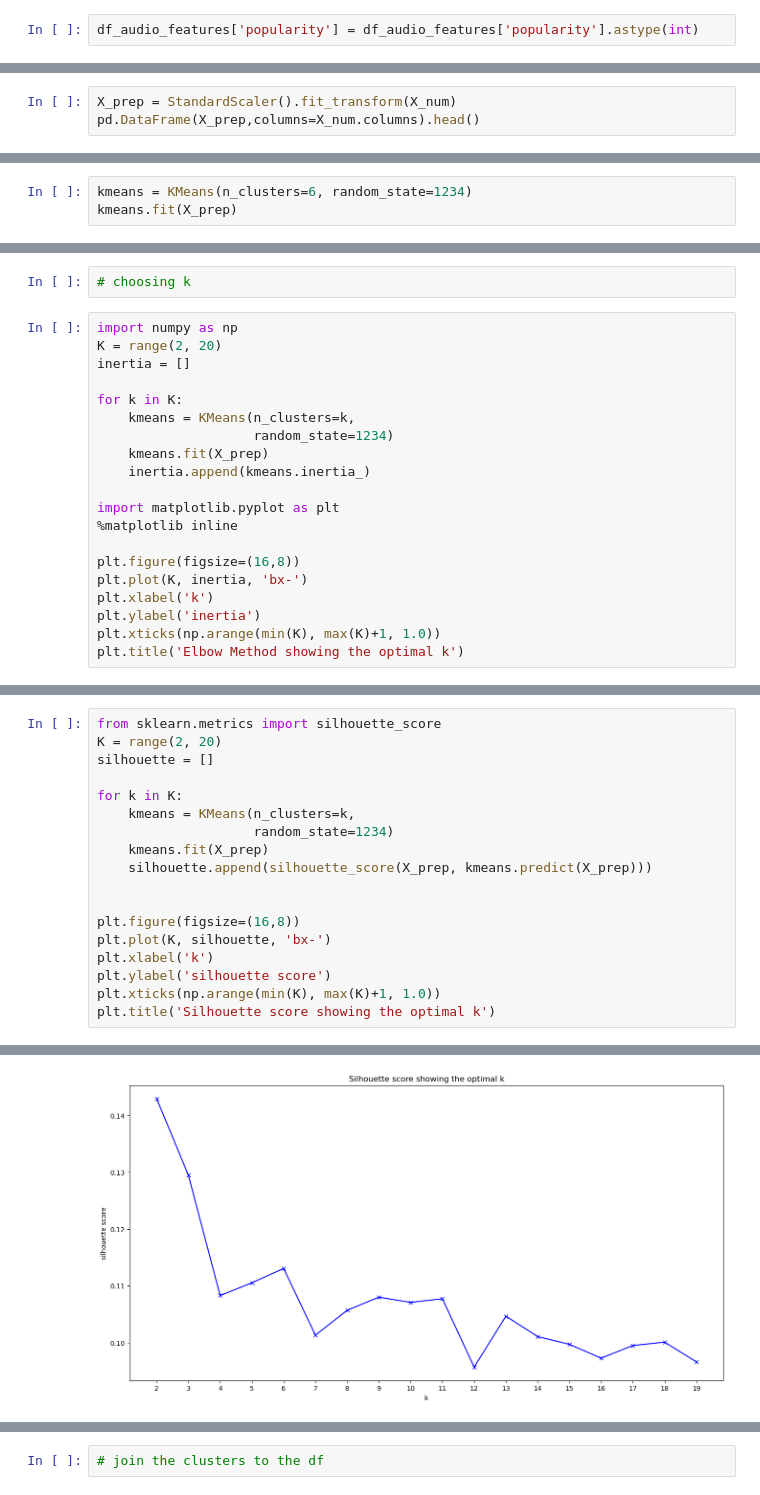
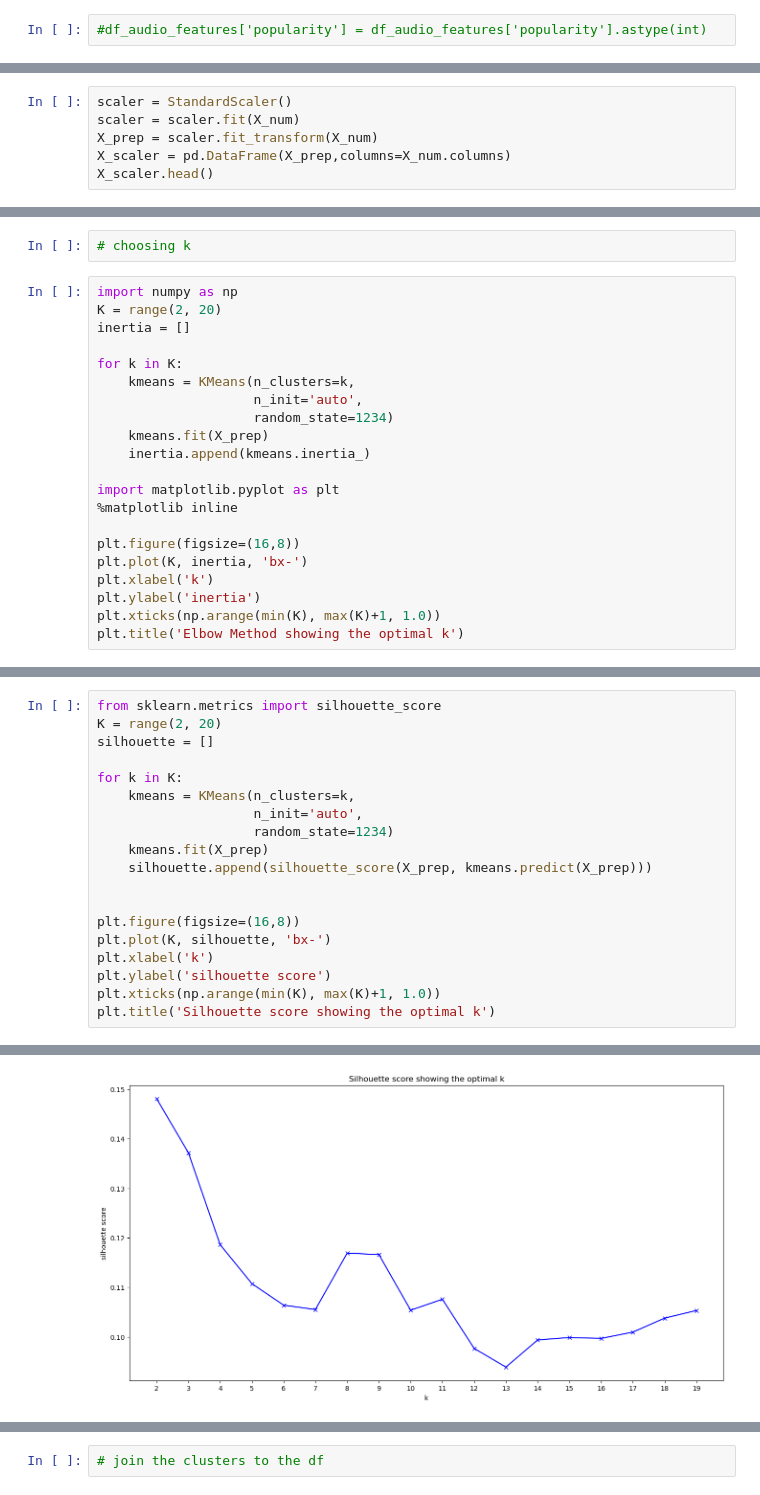
Before and after one commit to CyrielleMary/lab-web-scraping-single-page, a Jupyter notebook: GNOD-Project.ipynb, the cells around one changed output, grey strips where cells are left out. Drawn from its saved outputs; the diff is of its cells as text.

```diff
--- a/GNOD-Project.ipynb
+++ b/GNOD-Project.ipynb
@@ -332,7 +336,7 @@ from sklearn.preprocessing import StandardScaler
 import matplotlib.pyplot as plt
 from sklearn.cluster import KMeans
 # %%
-df_audio_features['popularity'] = df_audio_features['popularity'].astype(int)
+#df_audio_features['popularity'] = df_audio_features['popularity'].astype(int)
 # %%
 df_audio_features.dtypes
 # %% [output]
@@ -356,6 +360,9 @@ dtype: object
 # %%
 X_num = df_audio_features.select_dtypes('number')
 # %%
-X_prep = StandardScaler().fit_transform(X_num)
-pd.DataFrame(X_prep,columns=X_num.columns).head()
+scaler = StandardScaler()
+scaler = scaler.fit(X_num)
+X_prep = scaler.fit_transform(X_num)
+X_scaler = pd.DataFrame(X_prep,columns=X_num.columns)
+X_scaler.head()
 # %% [output]
@@ -368,3 +374,0 @@ pd.DataFrame(X_prep,columns=X_num.columns).head()
-# %%
-kmeans = KMeans(n_clusters=6, random_state=1234)
-kmeans.fit(X_prep)
@@ -401,6 +400,7 @@ inertia = []
 
 for k in K:
     kmeans = KMeans(n_clusters=k,
+                    n_init='auto',
                     random_state=1234)
     kmeans.fit(X_prep)
     inertia.append(kmeans.inertia_)
@@ -420,21 +420,22 @@ Text(0.5, 1.0, 'Elbow Method showing the optimal k')
 # %%
 from sklearn.metrics import silhouette_score
 K = range(2, 20)
 silhouette = []
 
 for k in K:
     kmeans = KMeans(n_clusters=k,
+                    n_init='auto',
                     random_state=1234)
     kmeans.fit(X_prep)
     silhouette.append(silhouette_score(X_prep, kmeans.predict(X_prep)))
 
 
 plt.figure(figsize=(16,8))
 plt.plot(K, silhouette, 'bx-')
 plt.xlabel('k')
 plt.ylabel('silhouette score')
 plt.xticks(np.arange(min(K), max(K)+1, 1.0))
 plt.title('Silhouette score showing the optimal k')
 # %% [output]
 Text(0.5, 1.0, 'Silhouette score showing the optimal k')
-[figure, old version]
+[figure, new version]
```
Also changed, not shown: parts of 36 cells of this notebook.
